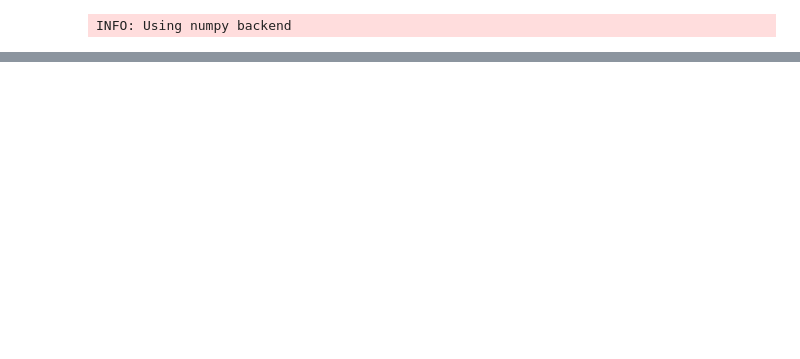
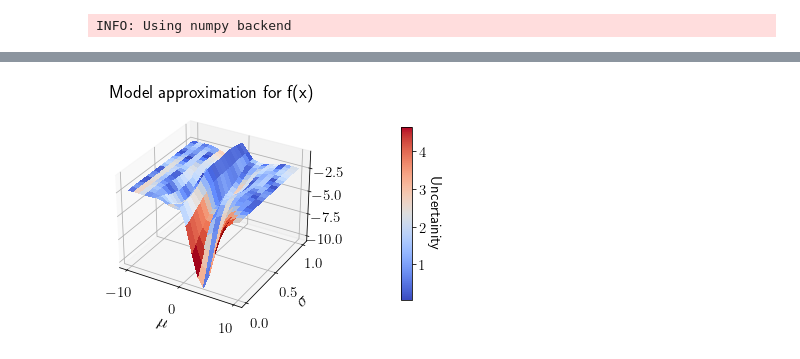
Before and after one commit to pozzo-research-group/HEAD, a Jupyter notebook: notebooks/example.ipynb, the cells around one changed output, grey strips where cells are left out. Saved outputs shown, nothing was run; the diff lists cells and outputs as text; code cells hidden in the pictures; blank space fills up the shorter version.

```diff
--- a/notebooks/example.ipynb
+++ b/notebooks/example.ipynb
@@ -172,0 +180,19 @@ plt.show()
+# %%
+from IPython.display import display, clear_output
+
+for i in range(1,15):
+    # iteration i selection
+    optim.suggest_next()
+    optim.save()
+    # simulate iteration i new_x
+    Ci = np.load('../data/%d/new_x.npy'%i)
+    sim.process_batch(Ci, '../data/%d.xlsx'%i)
+    optim.update('../data/%d.xlsx'%i)
+    optim.save()
+    optim.get_current_best()
+    fig, ax = plt.subplots()
+    plot_contour(optim, ax)
+    fig.suptitle('Iteration %d'%(i))
+    clear_output(wait=True)
+    display(fig)
+plt.show()
@@ -172,0 +213,4 @@ plt.show()
+# %%
+plot_surface(optim)
+# %% [output]
+[figure, added]
```
Also changed, not shown: parts of 12 cells of this notebook, 1 other file.
